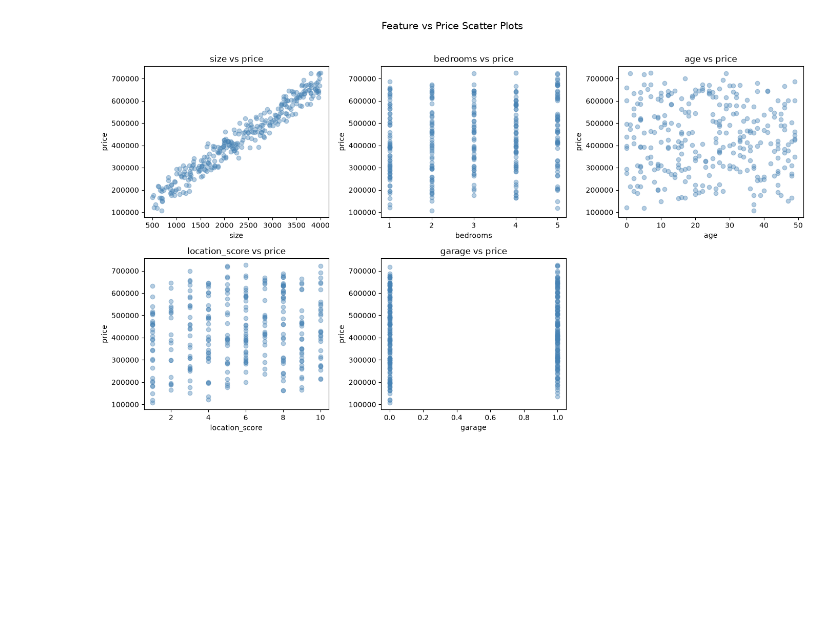
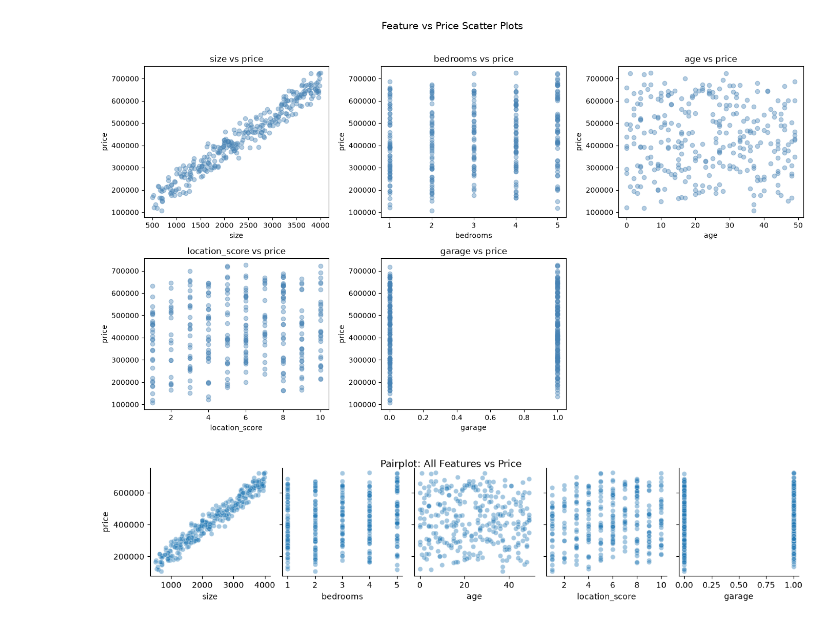
Before and after one commit to pa1nagar/supervise_ml, a Jupyter notebook: project_regression.ipynb, the cells around one changed output. Cells and saved outputs as stored; diff of their text form; code cells hidden in the pictures; blank space fills up the shorter version.

```diff
--- a/project_regression.ipynb
+++ b/project_regression.ipynb
@@ -115,3 +116,10 @@ plt.tight_layout()
 plt.show()
 # %% [output]
 [figure]
+# %%
+sns.pairplot(df, y_vars=['price'], x_vars=['size', 'bedrooms', 'age', 'location_score', 'garage'],
+             plot_kws={'alpha': 0.4})
+plt.suptitle("Pairplot: All Features vs Price", y=1.02)
+plt.show()
+# %% [output]
+[figure, added]
```
Also changed, not shown: parts of 19 cells of this notebook.
